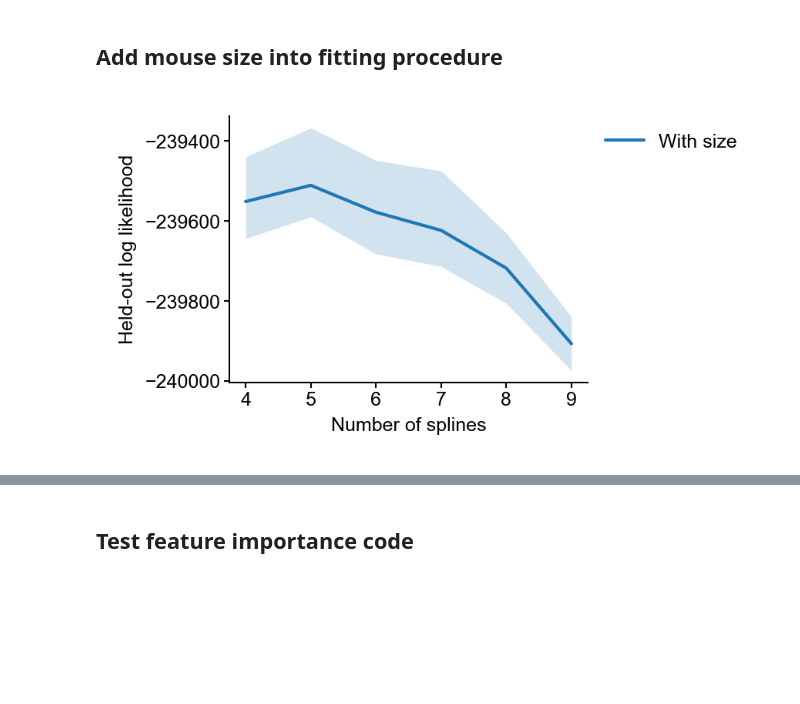
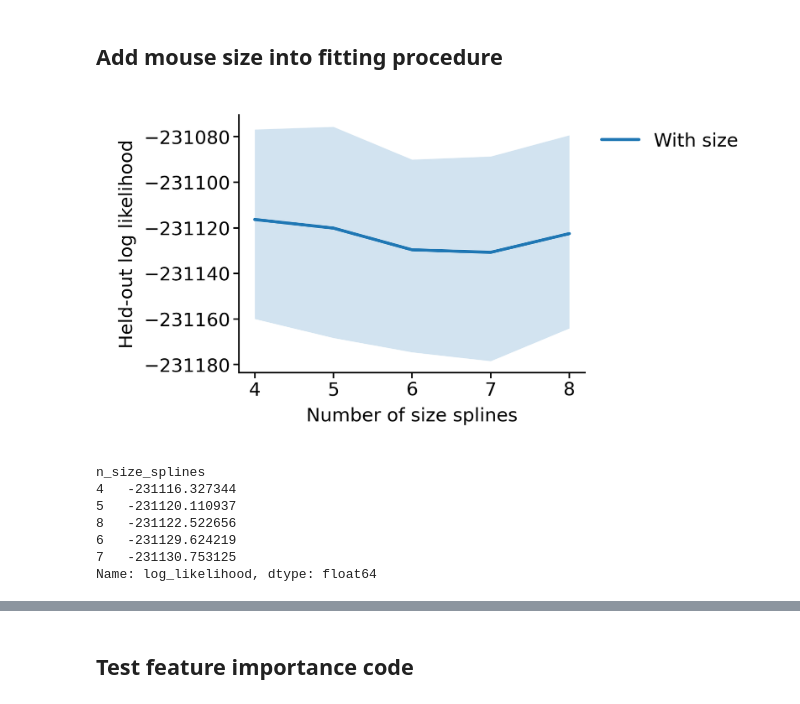
Before and after one commit to dattalab/ontogeny-of-behavior, a Jupyter notebook: notebooks/exploration/win/biological-clock-models/2024-02-04-cv-param-scan.ipynb, the cells around one changed output, grey strips where cells are left out. Cells and saved outputs as stored; diff of their text form; code cells hidden in the pictures; blank space fills up the shorter version.

```diff
--- a/notebooks/exploration/win/biological-clock-models/2024-02-04-cv-param-scan.ipynb
+++ b/notebooks/exploration/win/biological-clock-models/2024-02-04-cv-param-scan.ipynb
@@ -64,7 +77,7 @@ age_normalizer, age_unnormalizer = age_normalizer_factory(
 age_samples = np.linspace(0, 1, 500)
 age_sd = age_normalizer(10)
 
-keep_syllables = 15
+keep_syllables = 20
 n_sessions = len(syllable_counts_jax)
 
 hypparams = {
@@ -72,7 +85,7 @@ hypparams = {
     "params_sd": 0.3,
 }
 
-pbar = tqdm(range(4, 10, 1))
+pbar = tqdm(range(4, 9, 1))
 
 out_ll = {}
 
@@ -80,11 +93,15 @@ for n_splines in pbar:
     rng = np.random.RandomState(3)
     spline_class, splines = create_splines(age_samples, df=n_splines)
 
-    params = fit_params(syllable_counts_jax, n_splines, age, age_samples, age_normalizer, n_syllables)
+    params = fit_params(
+        syllable_counts_jax, n_splines, age, age_samples, age_normalizer, n_syllables
+    )
 
     lls = []
-    for i in range(4):
-        hypparams["mask"], hypparams["heldout_mask"] = create_masks(keep_syllables, n_syllables, n_sessions, rng)
+    for i in range(20):
+        hypparams["mask"], hypparams["heldout_mask"] = create_masks(
+            keep_syllables, n_syllables, n_sessions, rng
+        )
         ll_fun = partial(
             neg_log_likelihood,
             bases=splines,
@@ -94,7 +111,7 @@ for n_splines in pbar:
             hypparams=hypparams,
             heldout=False,
         )
-        optimized_params, loss = optimize(params, ll_fun, lr=0.2, n_iter=40)
+        optimized_params, loss = optimize(params, ll_fun, lr=0.2, n_iter=60)
 
         heldout_nll = neg_log_likelihood(
             optimized_params,
@@ -189,7 +205,7 @@ use_log_age = False
 age_normalizer, age_unnormalizer = age_normalizer_factory(
     min_age=1, max_age=130, log_transform=use_log_age
 )
-age_samples = np.linspace(0, 1, 500)
+age_samples = np.linspace(0, 1, 1000)
 age_sd = age_normalizer(10)
 
 hypparams = {
@@ -201,8 +217,6 @@ n_splines = 5
 spline_class, splines = create_splines(age_samples, df=n_splines)
 params = fit_params(syllable_counts_jax, n_splines, age, age_samples, age_normalizer, n_syllables)
 
-# hypparams["mask"], hypparams["heldout_mask"] = create_masks(keep_syllables, n_syllables, n_sessions, rng)
-
 ll_fun = partial(
     neg_log_likelihood,
     bases=splines,
@@ -212,7 +226,7 @@ ll_fun = partial(
     hypparams=hypparams,
     heldout=False,
 )
-optimized_params, loss = optimize(params, ll_fun, lr=0.2, n_iter=40)
+optimized_params, loss = optimize(params, ll_fun, lr=0.2, n_iter=150)
 
 heldout_nll = neg_log_likelihood(
     optimized_params,
@@ -270,7 +284,3 @@ def demean(ser: pd.Series):
-# %%
-sizes_col = size_df.groupby('age')[0.5].transform(demean)
-# sizes_col = size_df.groupby('age')[0.5].transform(zscore)
-sizes_col = sizes_col.loc[df.index]
 # %%
 use_log_age = False
 age_normalizer, age_unnormalizer = age_normalizer_factory(
@@ -336,20 +360,30 @@ for n_splines in pbar:
 # %%
 size_heldout_ll_df = (
     pd.DataFrame(valmap(lambda v: v.item(), out_ll), index=[0])
-    .rename_axis(["n_splines", "fold"], axis=1)
+    .rename_axis(["n_splines", "n_size_splines", "fold"], axis=1)
     .melt(value_name="log_likelihood")
 )
 # %%
 fig = figure(2, 1.5)
 ax = sns.lineplot(
     data=size_heldout_ll_df,
-    x="n_splines",
+    x="n_size_splines",
     y="log_likelihood",
     err_kws=dict(lw=0),
     label="With size",
 )
-ax.set(xlabel="Number of splines", ylabel="Held-out log likelihood")
+ax.set(xlabel="Number of size splines", ylabel="Held-out log likelihood")
 legend()
 sns.despine()
 # %% [output]
-[figure, old version]
+[figure, new version]
+# %%
+size_heldout_ll_df.groupby("n_size_splines")["log_likelihood"].mean().sort_values(ascending=False)
+# %% [output]
+n_size_splines
+4   -231116.327344
+5   -231120.110937
+8   -231122.522656
+6   -231129.624219
+7   -231130.753125
+Name: log_likelihood, dtype: float64
```
Also changed, not shown: parts of 43 cells of this notebook, 10 other files.
